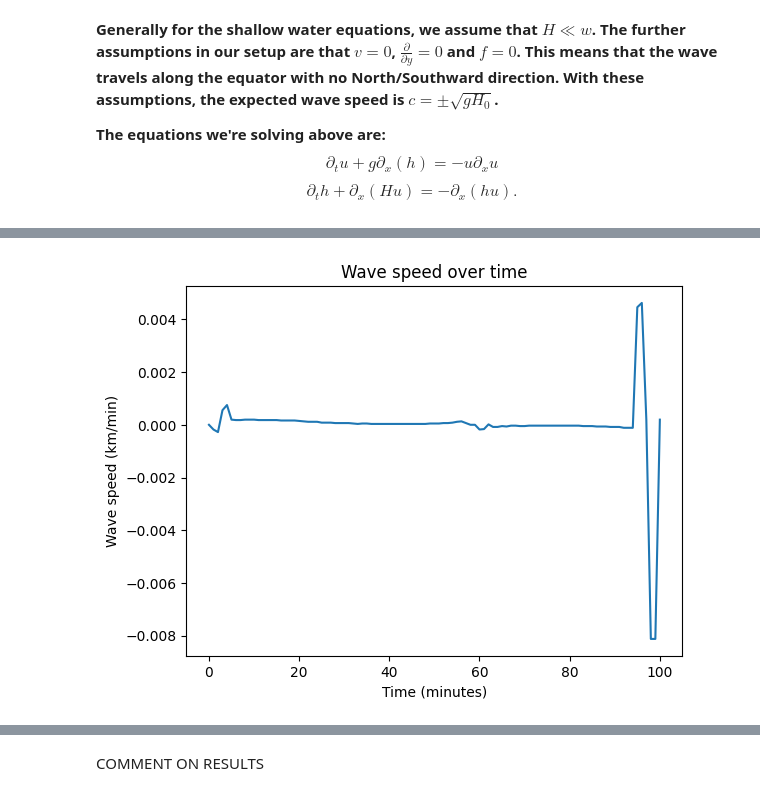
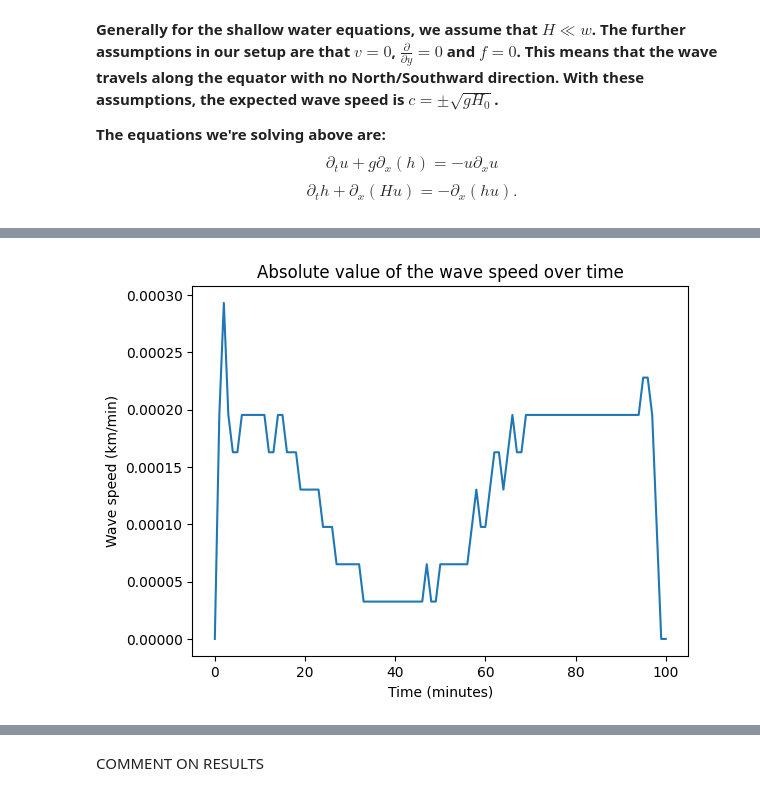
Before and after one commit to isabelgilchristmiller/QCES, a Jupyter notebook: Project3_tsunami.ipynb, the cells around one changed output, grey strips where cells are left out. Cells and saved outputs as stored; diff of their text form; code cells hidden in the pictures.

```diff
--- a/Project3_tsunami.ipynb
+++ b/Project3_tsunami.ipynb
@@ -120,7 +120,7 @@ hour = 3600
 day = hour * 24
 
 # Specify the simulation parameters
-Lx = 1000 * kilometer # The domain size
+Lx = 2000 * kilometer # The domain size
 Nx = 512 # The number of gridpoints in x
 g = 9.81 * meter / second**2 # Gravitational acceleration
 H0 = 4 * kilometer # Reference ocean depth
@@ -252,3 +257,14 @@ In the cells below, provide an expression for the expected wave speed and state
 **The equations we're solving above are:**
 $$ \partial_t u + g \partial_x(h) = - u\partial_x u$$
 $$ \partial_t h + \partial_x(Hu) = -\partial_x(hu).$$
+# %%
+# we only look at the left hand half of the x-domain so that the wave coming from the right doesn't interfere with our calculations
+h_save_left_wave = h_save[:,50:int(len(h_save[0])/2)] # ignore the bits left of 50m too
+h_max_coordinate = x[np.argmax(h_save_left_wave, axis=1)]/1000
+t_save_mins = np.array(t_save)/60
+
+plt.plot(h_max_coordinate, t_save_mins)
+plt.title('Wave position over time')
+plt.ylabel('Time (minutes)')
+plt.xlabel('Wave position (km)')
+plt.show()
@@ -255,12 +273,11 @@ $$ \partial_t h + \partial_x(Hu) = -\partial_x(hu).$$
 # %%
-# h_max = np.max(h_save, axis=1)
-h_max_coordinate = x[np.argmax(h_save, axis=1)]/1000
-wave_speed = np.gradient(h_max_coordinate)/(60*1000)
-t_save_mins = np.array(t_save)/60
+# now looking at the absolute value of the wave speed over time
+wave_speed = np.abs(np.gradient(h_max_coordinate)/(60*1000))
+
 plt.plot(t_save_mins, wave_speed)
-plt.title('Wave speed over time')
+plt.title('Absolute value of the wave speed over time')
 plt.xlabel('Time (minutes)')
 plt.ylabel('Wave speed (km/min)')
 plt.show()
 # %% [output]
-[figure, old version]
+[figure, new version]
```
Also changed, not shown: parts of 14 cells of this notebook.
